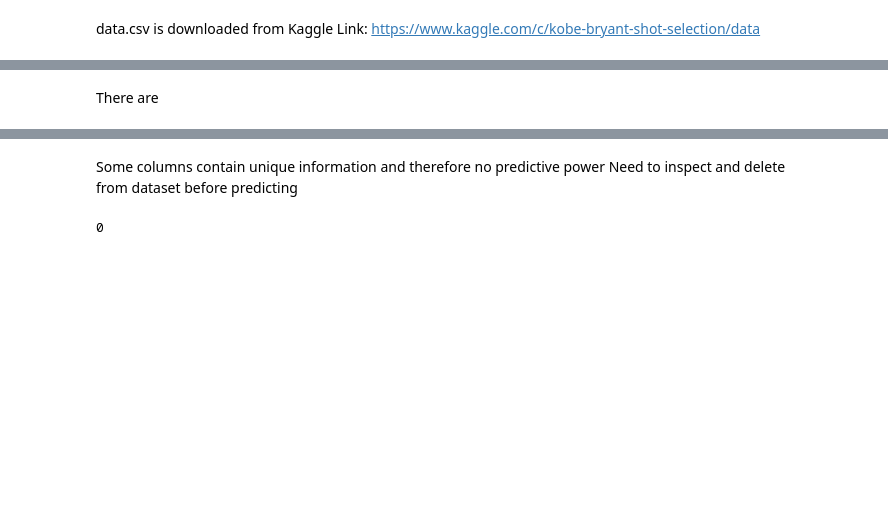
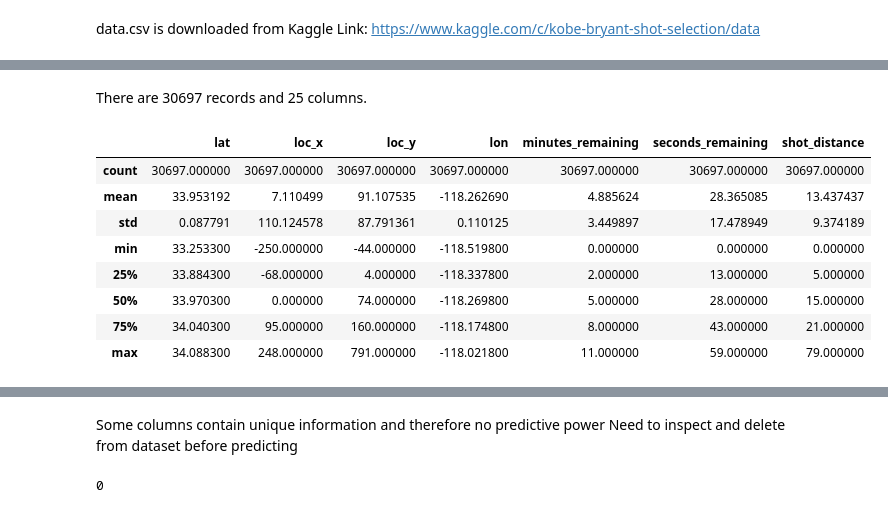
Before and after one commit to wyfok/Kobe_Bryant, a Jupyter notebook: Kobe_Bryant.ipynb, the cells around one changed output, grey strips where cells are left out. Saved outputs shown, nothing was run; the diff lists cells and outputs as text; code cells hidden in the pictures; blank space fills up the shorter version.

```diff
--- a/Kobe_Bryant.ipynb
+++ b/Kobe_Bryant.ipynb
@@ -37,2 +68,14 @@ data.shape
-# %% [markdown]
-There are
+# %% [markdown]
+There are 30697 records and 25 columns.
+# %%
+data.describe(include=[np.number])
+# %% [output]
+|  | lat | loc_x | loc_y | lon | minutes_remaining | seconds_remaining | shot_distance |
+| count | 30697.000000 | 30697.000000 | 30697.000000 | 30697.000000 | 30697.000000 | 30697.000000 | 30697.000000 |
+| mean | 33.953192 | 7.110499 | 91.107535 | -118.262690 | 4.885624 | 28.365085 | 13.437437 |
+| std | 0.087791 | 110.124578 | 87.791361 | 0.110125 | 3.449897 | 17.478949 | 9.374189 |
+| min | 33.253300 | -250.000000 | -44.000000 | -118.519800 | 0.000000 | 0.000000 | 0.000000 |
+| 25% | 33.884300 | -68.000000 | 4.000000 | -118.337800 | 2.000000 | 13.000000 | 5.000000 |
+| 50% | 33.970300 | 0.000000 | 74.000000 | -118.269800 | 5.000000 | 28.000000 | 15.000000 |
+| 75% | 34.040300 | 95.000000 | 160.000000 | -118.174800 | 8.000000 | 43.000000 | 21.000000 |
+| max | 34.088300 | 248.000000 | 791.000000 | -118.021800 | 11.000000 | 59.000000 | 79.000000 |
```
Also changed, not shown: parts of 12 cells of this notebook.
